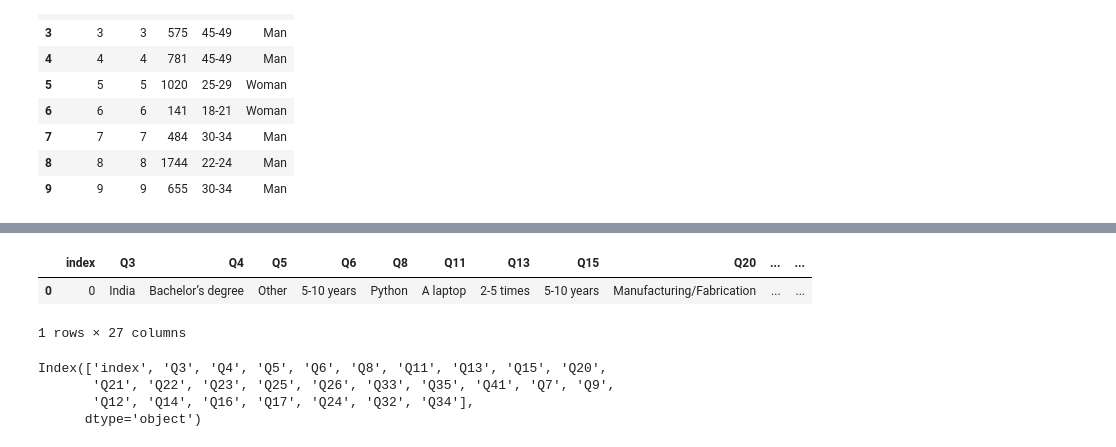
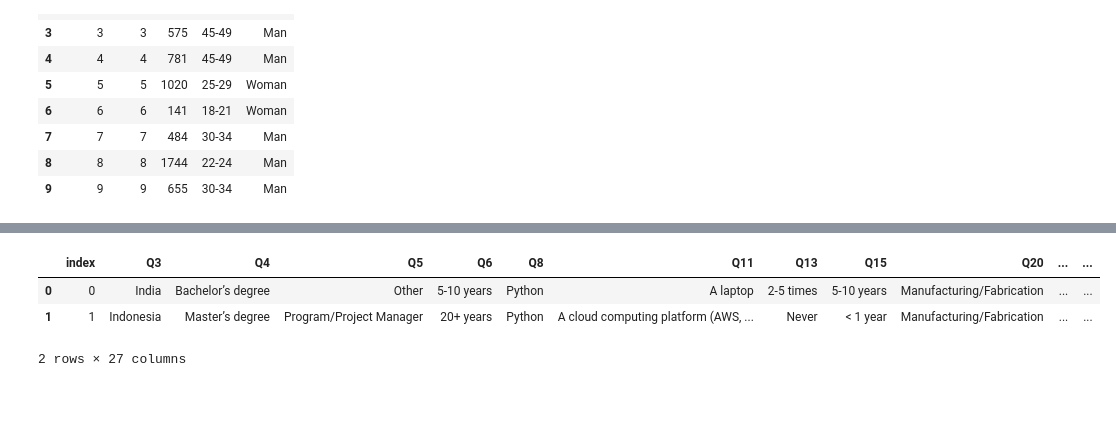
Before and after one commit to paulafuenteg/Kaggle-DS-ML-Survey, a Jupyter notebook: Archivos/apertura_archivos.ipynb, the cells around one changed output, grey strips where cells are left out. Cells and saved outputs as stored; diff of their text form; code cells hidden in the pictures; blank space fills up the shorter version.

Commit message:
modificando columnas

```diff
--- a/Archivos/apertura_archivos.ipynb
+++ b/Archivos/apertura_archivos.ipynb
@@ -50,15 +68,8 @@ data_xml.head(10)
 # %%
 data_txt = pd.read_csv('data_txt_clean.txt', sep =';')
-data_txt.head(1)
+data_txt.head(2)
 # %% [output]
 |  | index | Q3 | Q4 | Q5 | Q6 | Q8 | Q11 | Q13 | Q15 | Q20 | ... | ... |
 | 0 | 0 | India | Bachelor’s degree | Other | 5-10 years | Python | A laptop | 2-5 times | 5-10 years | Manufacturing/Fabrication | ... | ... |
+| 1 | 1 | Indonesia | Master’s degree | Program/Project Manager | 20+ years | Python | A cloud computing platform (AWS, ... | Never | < 1 year | Manufacturing/Fabrication | ... | ... |
-1 rows × 27 columns
+2 rows × 27 columns
-# %%
-preguntas_txt  = data_txt.columns
-preguntas_txt
-# %% [output]
-Index(['index', 'Q3', 'Q4', 'Q5', 'Q6', 'Q8', 'Q11', 'Q13', 'Q15', 'Q20',
-       'Q21', 'Q22', 'Q23', 'Q25', 'Q26', 'Q33', 'Q35', 'Q41', 'Q7', 'Q9',
-       'Q12', 'Q14', 'Q16', 'Q17', 'Q24', 'Q32', 'Q34'],
-      dtype='object')
```
Also changed, not shown: parts of 7 cells of this notebook.
